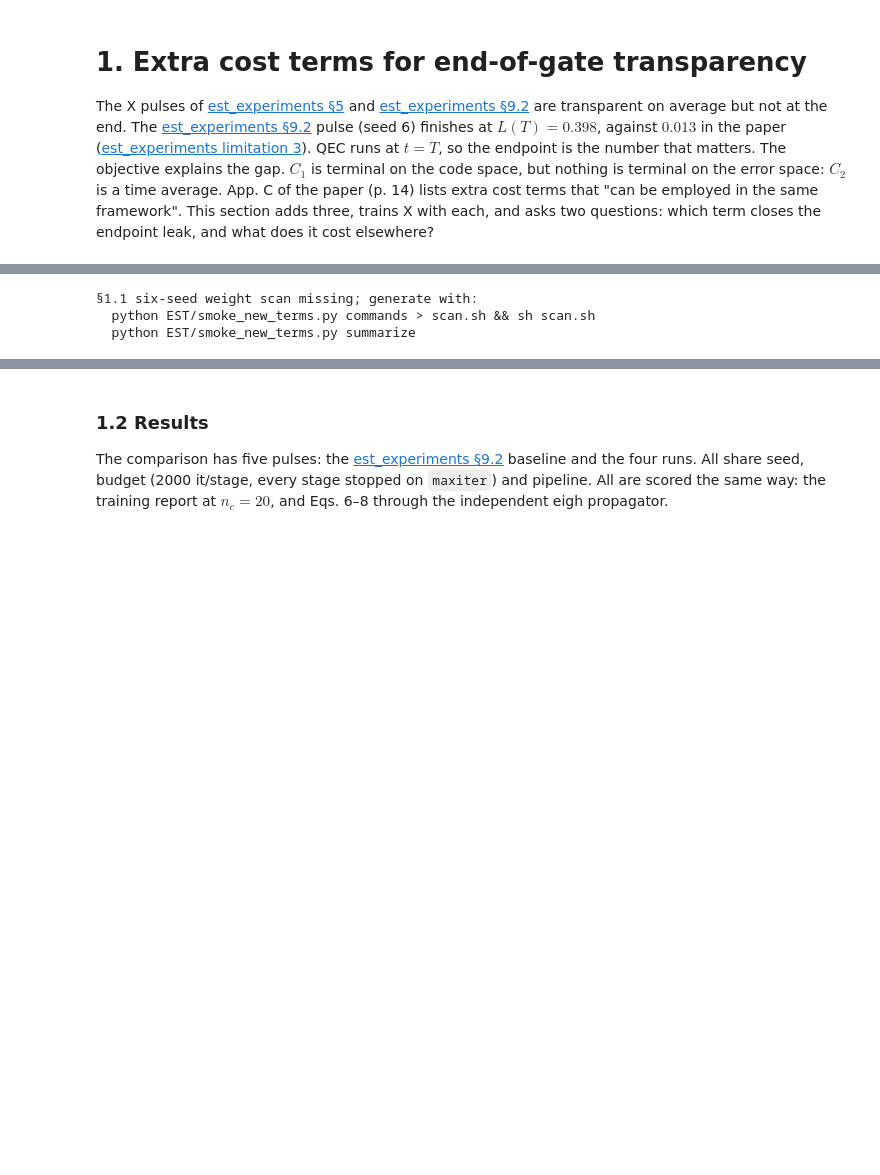
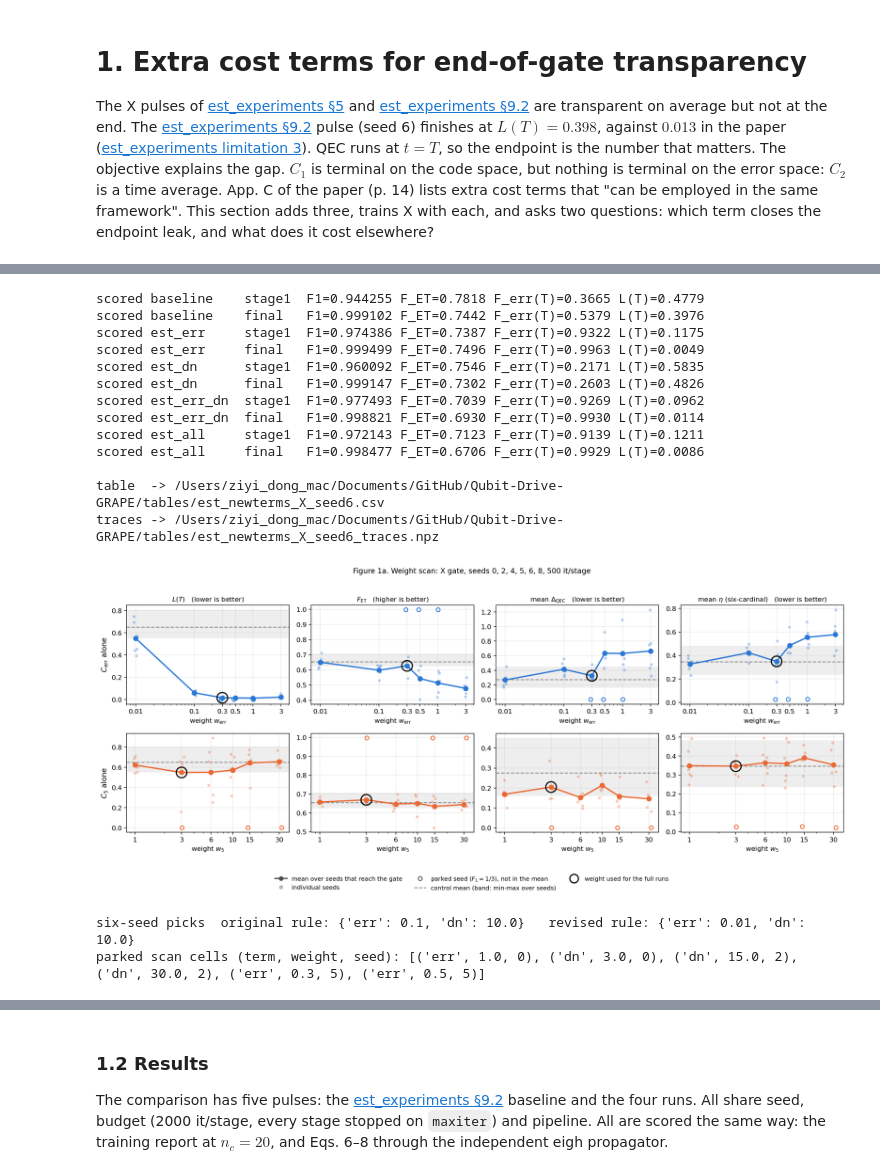
Before and after one commit to curiousCATla/Qubit-Drive-GRAPE, a Jupyter notebook: est_optimization.ipynb, the cells around one changed output, grey strips where cells are left out. Drawn from its saved outputs; the diff is of its cells as text; code cells hidden in the pictures; blank space fills up the shorter version.

```diff
--- a/est_optimization.ipynb
+++ b/est_optimization.ipynb
@@ -179,7 +182,7 @@ NT_LS = {"baseline": "-", "est_err": "-", "est_dn": "--", "est_err_dn": "-.", "e
 # The 500-it scan over the six est_experiments §9 seeds that reach a gate. The seed-6-only scan it
 # replaced stays frozen in tables/est_newterms_smoke_X_seed6.csv.
 NT_SCAN_CSV = snt.CSV_PATH
-NT_CHOSEN = {"err": 0.3, "dn": 30.0}      # the weights the §1.2 full runs use
+NT_CHOSEN = {"err": 0.3, "dn": 3.0}      # the weights the §1.2 full runs use
 
 nt_missing = [v for v in NT_RUNS[1:]
               if not os.path.exists(os.path.join(PULSE_DIR, f"u_X_{v}_seed6.npy"))]
@@ -189,7 +192,7 @@ if not nt_have:
     print("§1.2 full runs missing; generate with:")
     for v in NT_RUNS[1:]:
         print(f"  OMP_NUM_THREADS=2 python EST/train_est_eigh.py --gate X --variant {v} "
-              "--seed 6 --maxiter 2000 --w-err 0.3 --w-dn 30 --tag seed6")
+              "--seed 6 --maxiter 2000 --w-err 0.3 --w-dn 3 --tag seed6")
     print("  python EST/compare_new_terms.py")
 if not nt_scan_have:
     print("§1.1 six-seed weight scan missing; generate with:")
@@ -212,13 +215,11 @@ if nt_scan_have:
     SCAN_METRICS = [("L_T", r"$L(T)$   (lower is better)"),
                     ("F_ET", r"$F_{\rm ET}$   (higher is better)"),
                     ("delta_qec_mean", r"mean $\Delta_{\rm QEC}$   (lower is better)"),
-                    ("eta0_mean", r"mean $\eta(|0_L\rangle)$   (lower is better)")]
+                    ("eta_avg_mean", r"mean $\eta$ (six-cardinal)   (lower is better)")]
     SCAN_ROWS = [("err", "est_err", r"$C_{\rm err}$ alone", r"weight $w_{\rm err}$"),
                  ("dn", "est_dn", r"$C_5$ alone", r"weight $w_5$")]
-    # (pick, marker, size, edge colour, line width): full-run weight, then both rules.
-    MARKS = lambda term: [(NT_CHOSEN[term], "o", 260, "k", 1.8),
-                          (scan_pick[term], "s", 170, "0.45", 1.4),
-                          (scan_pick_rev[term], "D", 120, "#b0197e", 1.4)]
+    # (pick, marker, size, edge colour, line width): the full-run weight.
+    MARKS = lambda term: [(NT_CHOSEN[term], "o", 260, "k", 1.8)]
 
     fig, axes = plt.subplots(2, 4, figsize=(16.0, 6.6))
     jit = np.random.default_rng(0)
@@ -227,54 +228,76 @@ if nt_scan_have:
         grid = np.sort(d.weight.unique())
         # Same multiplicative jitter in every column, so one seed sits at the same x.
         xj = d.weight.to_numpy() * 10 ** jit.uniform(-0.03, 0.03, len(d))
+        # An added term can send a seed that reaches the gate in its control into the parked
+        # trap of est_experiments §9 (F1 = 1/3). A parked pulse is trivially transparent
+        # (F_ET ~ 1, L(T) ~ 0), so it is drawn hollow and kept out of the mean.
+        drove = (d["progress"] > 0.5).to_numpy()
         for c, (col, title) in enumerate(SCAN_METRICS):
             ax = axes[r, c]
             ax.axhspan(scan_ctrl[col].min(), scan_ctrl[col].max(), color="0.55",
                        alpha=0.14, lw=0, zorder=0)
             ax.axhline(scan_ctrl[col].mean(), color="0.55", ls="--", lw=1.4, zorder=1)
-            ax.scatter(xj, d[col], s=18, color=NT_COLOR[run], alpha=0.35, lw=0, zorder=2)
-            mean = d.groupby("weight")[col].mean()
+            ax.scatter(xj[drove], d.loc[drove, col], s=18, color=NT_COLOR[run], alpha=0.35, lw=0,
+                       zorder=2)
+            ax.scatter(xj[~drove], d.loc[~drove, col], s=34, facecolors="none",
+                       edgecolors=NT_COLOR[run], linewidths=1.3, zorder=2)
+            mean = d[drove].groupby("weight")[col].mean()
             ax.plot(mean.index, mean.values, color=NT_COLOR[run], lw=2, marker="o", ms=7,
                     zorder=3)
             for w, mk, size, ec, lw in MARKS(term):
                 if w is not None and w in mean.index:
                     ax.scatter([w], [mean[w]], s=size, marker=mk, facecolors="none",
                                edgecolors=ec, linewidths=lw, zorder=4)
             ax.set_xscale("log")
             ax.set_xticks(grid)
             ax.xaxis.set_major_formatter(FormatStrFormatter("%g"))
             ax.xaxis.set_minor_formatter(NullFormatter())
             ax.set_xlabel(wlab)
             ax.grid(alpha=0.25)
             if r == 0:
                 ax.set_title(title, fontsize=10)
         axes[r, 0].set_ylabel(row_name, fontsize=11)
 
-    handles = [Line2D([], [], color="0.3", lw=2, marker="o", ms=6, label="seed mean"),
+    handles = [Line2D([], [], color="0.3", lw=2, marker="o", ms=6,
+                      label="mean over seeds that reach the gate"),
                Line2D([], [], ls="", marker="o", ms=5, color="0.3", alpha=0.35,
                       label="individual seeds"),
+               Line2D([], [], ls="", marker="o", ms=6, mfc="none", mec="0.3", mew=1.3,
+                      label="parked seed ($F_1 = 1/3$), not in the mean"),
                Line2D([], [], color="0.55", ls="--", lw=1.4,
                       label="control mean (band: min-max over seeds)"),
                Line2D([], [], ls="", marker="o", ms=13, mfc="none", mec="k", mew=1.8,
-                      label="weight used for the full runs"),
-               Line2D([], [], ls="", marker="s", ms=10, mfc="none", mec="0.45", mew=1.4,
-                      label="pick of the original rule"),
-               Line2D([], [], ls="", marker="D", ms=8, mfc="none", mec="#b0197e", mew=1.4,
-                      label="pick of the revised rule")]
-    fig.legend(handles=handles, loc="lower center", ncol=6, frameon=False, fontsize=9,
-               bbox_to_anchor=(0.5, -0.03))
+                      label="weight used for the full runs")]
+    fig.legend(handles=handles, loc="lower center", ncol=3, frameon=False, fontsize=9,
+               bbox_to_anchor=(0.5, -0.07))
     fig.suptitle("Figure 1a. Weight scan: X gate, seeds "
                  + ", ".join(str(s) for s in snt.SEEDS) + ", 500 it/stage", fontsize=11)
     fig.tight_layout(rect=(0, 0.04, 1, 0.96))
     fig6a_path = os.path.join(FIG_DIR, "fig6a_newterms_scan_X.png")
     fig.savefig(fig6a_path, dpi=160, bbox_inches="tight")
     plt.close(fig)
     show(fig6a_path, width=1100)
     print("six-seed picks  original rule:", scan_pick, "  revised rule:", scan_pick_rev)
+    parked = scan[(scan.term != "control") & (scan.progress <= 0.5)]
+    print("parked scan cells (term, weight, seed):",
+          list(parked[["term", "weight", "seed"]].itertuples(index=False, name=None)))
 # %% [output]
-§1.1 six-seed weight scan missing; generate with:
-  python EST/smoke_new_terms.py commands > scan.sh && sh scan.sh
-  python EST/smoke_new_terms.py summarize
+scored baseline    stage1  F1=0.944255 F_ET=0.7818 F_err(T)=0.3665 L(T)=0.4779
+scored baseline    final   F1=0.999102 F_ET=0.7442 F_err(T)=0.5379 L(T)=0.3976
+scored est_err     stage1  F1=0.974386 F_ET=0.7387 F_err(T)=0.9322 L(T)=0.1175
+scored est_err     final   F1=0.999499 F_ET=0.7496 F_err(T)=0.9963 L(T)=0.0049
+scored est_dn      stage1  F1=0.960092 F_ET=0.7546 F_err(T)=0.2171 L(T)=0.5835
+scored est_dn      final   F1=0.999147 F_ET=0.7302 F_err(T)=0.2603 L(T)=0.4826
+scored est_err_dn  stage1  F1=0.977493 F_ET=0.7039 F_err(T)=0.9269 L(T)=0.0962
+scored est_err_dn  final   F1=0.998821 F_ET=0.6930 F_err(T)=0.9930 L(T)=0.0114
+scored est_all     stage1  F1=0.972143 F_ET=0.7123 F_err(T)=0.9139 L(T)=0.1211
+scored est_all     final   F1=0.998477 F_ET=0.6706 F_err(T)=0.9929 L(T)=0.0086
+
+table  -> /Users/ziyi_dong_mac/Documents/GitHub/Qubit-Drive-GRAPE/tables/est_newterms_X_seed6.csv
+traces -> /Users/ziyi_dong_mac/Documents/GitHub/Qubit-Drive-GRAPE/tables/est_newterms_X_seed6_traces.npz
+[figure, added]
+six-seed picks  original rule: {'err': 0.1, 'dn': 10.0}   revised rule: {'err': 0.01, 'dn': 10.0}
+parked scan cells (term, weight, seed): [('err', 1.0, 0), ('dn', 3.0, 0), ('dn', 15.0, 2), ('dn', 30.0, 2), ('err', 0.3, 5), ('err', 0.5, 5)]
 # %% [markdown]
 **Figure 1a. Weight scan (X, seeds 0, 2, 4, 5, 6, 8, 500 it/stage).** Top row: $C_{\rm err}$
 alone. Bottom row: $C_5$ alone. The columns are leakage at the end of the gate $L(T)$,
```
Also changed, not shown: parts of 13 cells of this notebook, 30 other files.
